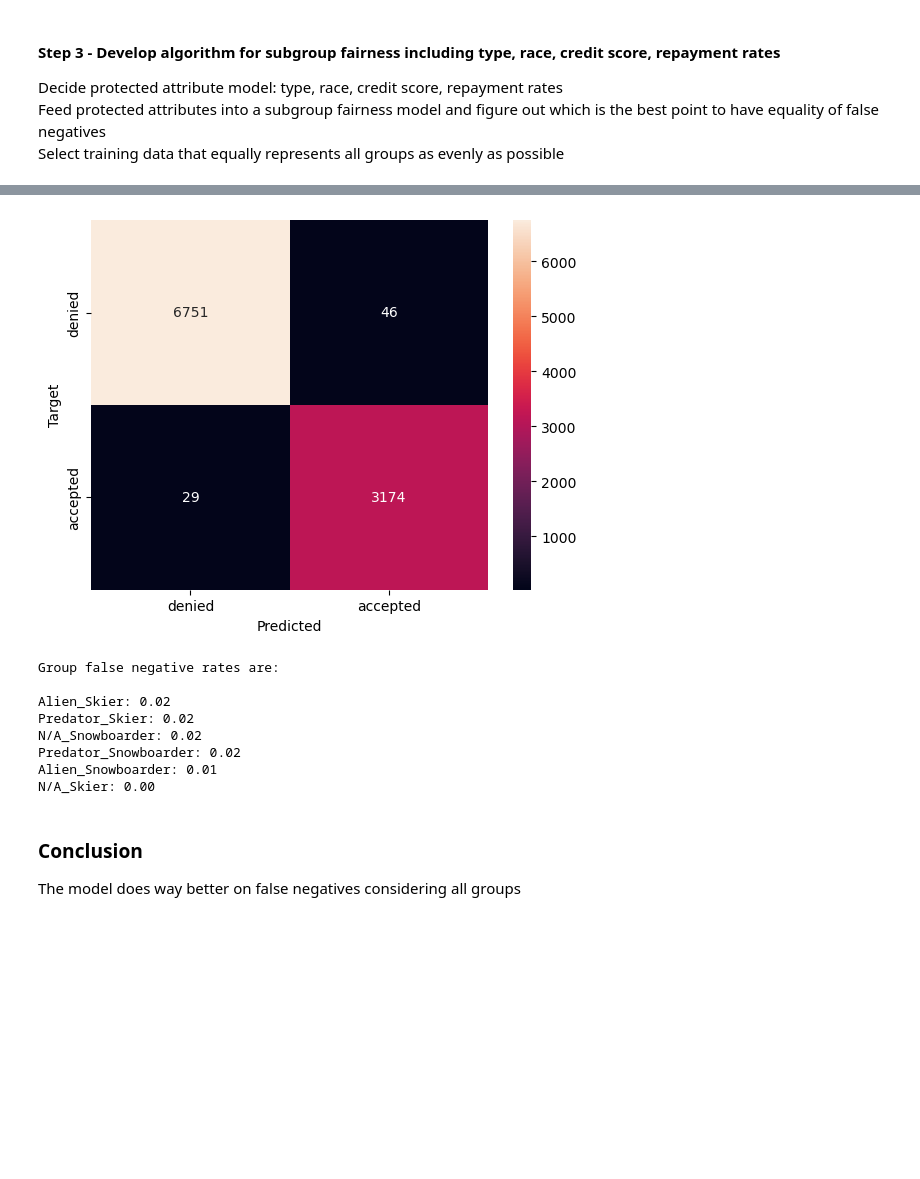
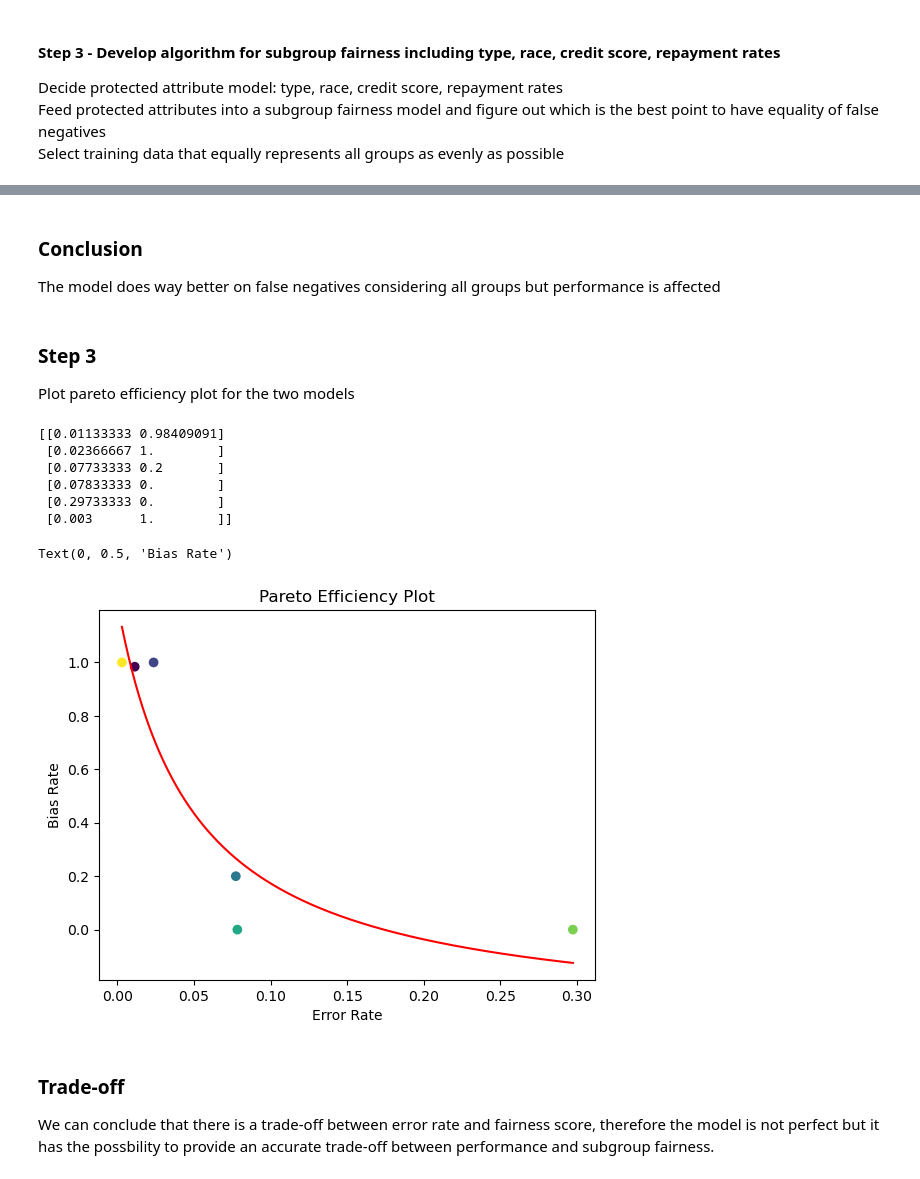
Before and after one commit to alinvdu/fairness-and-bias, a Jupyter notebook: loans/FairLoansDecisions.ipynb, the cells around one changed output, grey strips where cells are left out. Cells and saved outputs as stored; diff of their text form; code cells hidden in the pictures; blank space fills up the shorter version.

```diff
--- a/loans/FairLoansDecisions.ipynb
+++ b/loans/FairLoansDecisions.ipynb
@@ -75,3 +61,15 @@ biased_df.head()
+# %%
+error_rates = []
+fairness_scores = []
+
+def calculate_error_rate(accuracy):
+    return 1 - accuracy
+
+def calculate_fairness_score(group_fnr_biased):
+    max_value = max(group_fnr_biased, key=lambda x: x[1])[1]
+    min_value = min(group_fnr_biased, key=lambda x: x[1])[1]
+
+    return max_value - min_value
 # %% [markdown]
 #### Step 2 - Develop algorithm with statistical parity on blind attributes
 Decide on blind attribute model: credit score + historic loan repayment rate<br />
@@ -147,6 +160,9 @@ print(f"Group false negative rates are:")
 print("")
 for key, value in sorted_group_fnr_biased:
     print(f"{key}: {value:.2f}")
+
+fairness_scores.append(calculate_fairness_score(sorted_group_fnr_biased))
+print(f"Fairness bias: {calculate_fairness_score(sorted_group_fnr_biased)}")
 # %% [output]
 Group false negative rates are:
 
@@ -193,25 +243,44 @@ Y_pred = loanClassifier_with_subgroup_fairness.predict(X_test)
-# %%
-cm = confusion_matrix(Y_test, Y_pred)
-plot_cm(cm)
-# %% [output]
-[figure, removed]
-# %%
-X_test['Stratify_Key'] = biased_df['Stratify_Key']
-group_fnr_biased = calculate_group_fnr(X_test, Y_test, Y_pred)
-sorted_group_fnr_biased = sorted(group_fnr_biased.items(), key=lambda item: -item[1])
-print(f"Group false negative rates are:")
-print("")
-for key, value in sorted_group_fnr_biased:
-    print(f"{key}: {value:.2f}")
-# %% [output]
-Group false negative rates are:
-
-Alien_Skier: 0.02
-Predator_Skier: 0.02
-N/A_Snowboarder: 0.02
-Predator_Snowboarder: 0.02
-Alien_Snowboarder: 0.01
-N/A_Skier: 0.00
 # %% [markdown]
 ### Conclusion
-The model does way better on false negatives considering all groups
+The model does way better on false negatives considering all groups but performance is affected
+# %% [markdown]
+### Step 3
+Plot pareto efficiency plot for the two models
+# %%
+combined_scores = np.vstack((error_rates, fairness_scores)).T
+error_rates = np.array(error_rates)
+fairness_scores = np.array(fairness_scores)
+
+colormap = plt.cm.viridis
+norm = plt.Normalize(0, len(error_rates)-1)
+colors = [colormap(norm(i)) for i in range(len(error_rates))]
+
+# Plotting all points
+plt.scatter(error_rates, fairness_scores, c=colors, label='Non-Pareto Optimal')
+
+print(combined_scores)
+
+# fitting a hyberbolic line
+def hyperbolic(x, a, b, c):
+    return a / (x + b) + c
+
+params, params_covariance = curve_fit(hyperbolic, error_rates, fairness_scores, p0=[1, 1, 1])
+x_model = np.linspace(min(error_rates), max(error_rates), 400)
+y_model = hyperbolic(x_model, *params)
+plt.plot(x_model, y_model, label='Fitted $\dfrac{1}{x}$ model', color='red')
+
+plt.title('Pareto Efficiency Plot')
+plt.xlabel('Error Rate')
+plt.ylabel('Bias Rate')
+# %% [output]
+[[0.01133333 0.98409091]
+ [0.02366667 1.        ]
+ [0.07733333 0.2       ]
+ [0.07833333 0.        ]
+ [0.29733333 0.        ]
+ [0.003      1.        ]]
+Text(0, 0.5, 'Bias Rate')
+[figure, added]
+# %% [markdown]
+### Trade-off
+We can conclude that there is a trade-off between error rate and fairness score, therefore the model is not perfect but it has the possbility to provide an accurate trade-off between performance and subgroup fairness.
```
Also changed, not shown: parts of 10 cells of this notebook.
